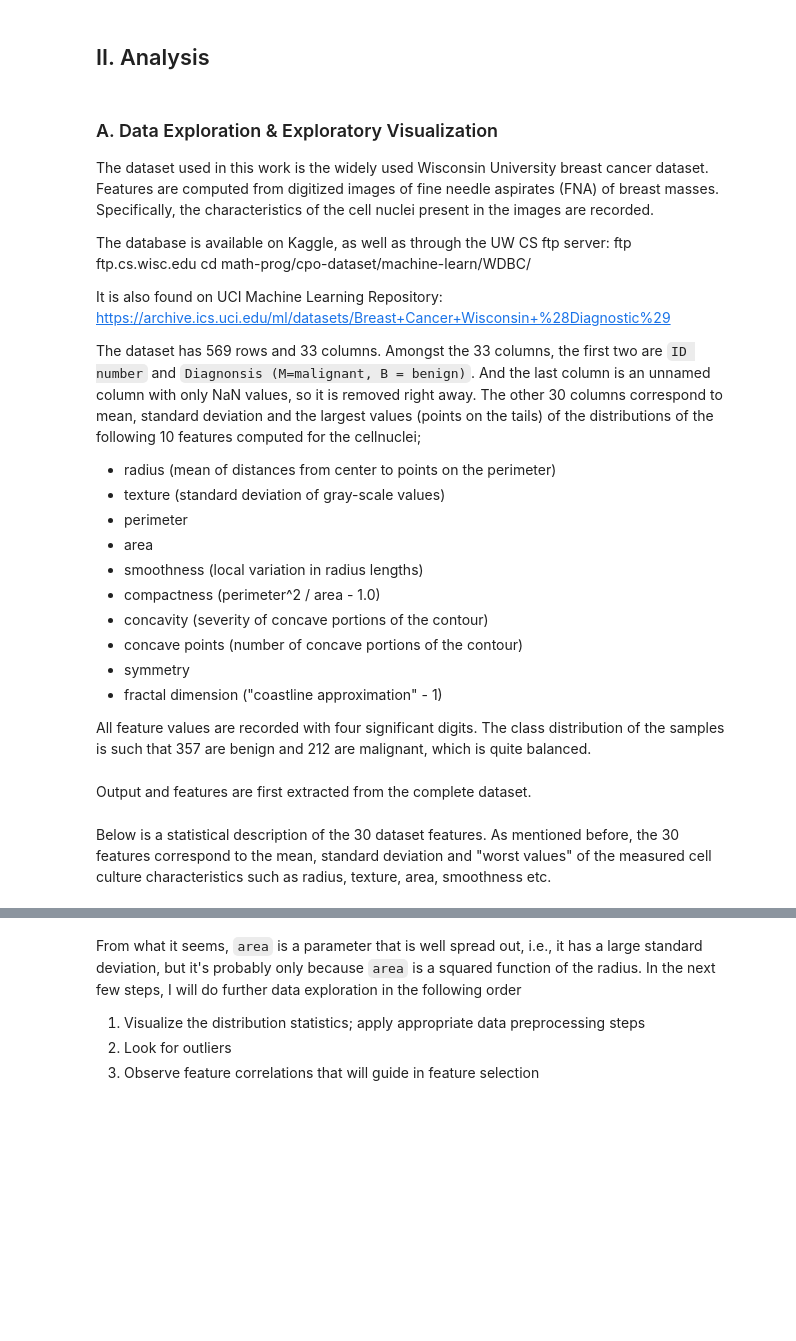
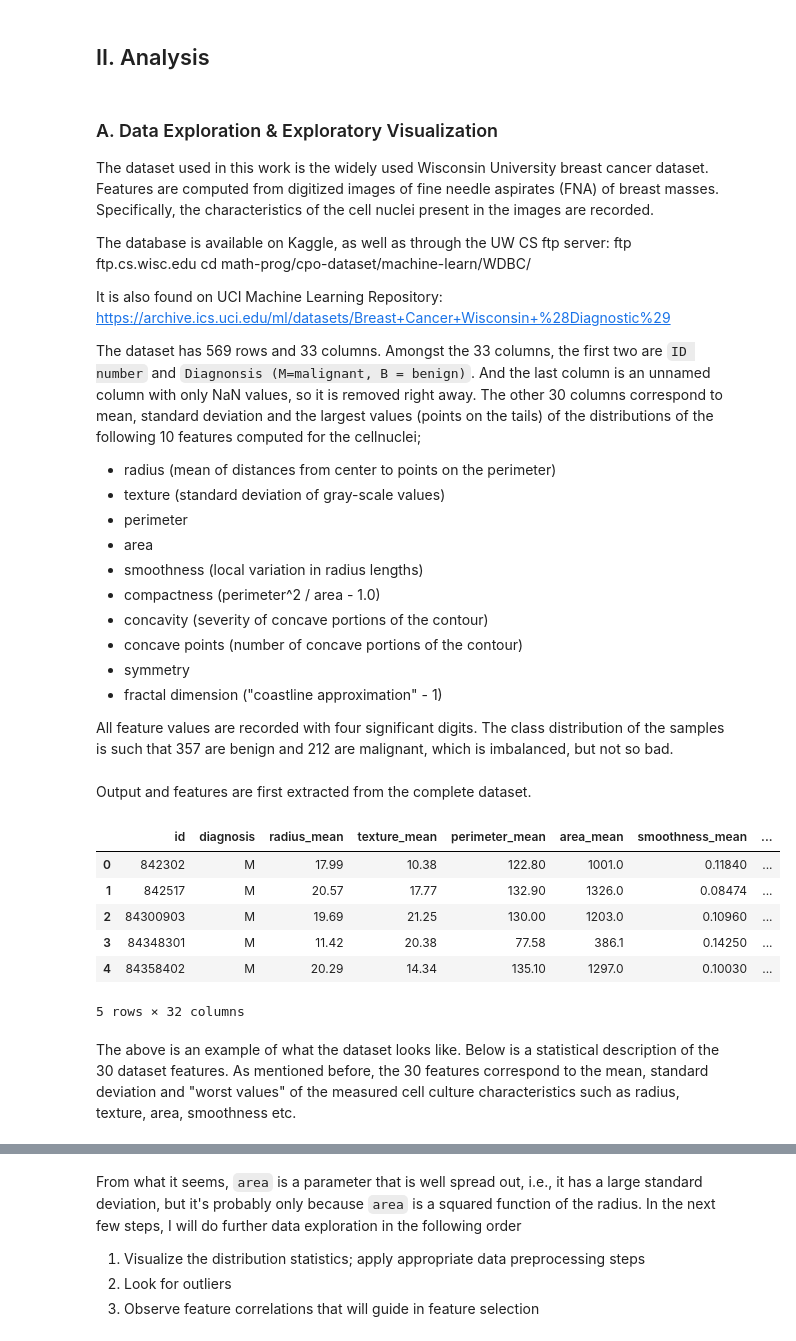
Before and after one commit to gouthami89/capstone_breast_cancer, a Jupyter notebook: project.ipynb, the cells around one changed output, grey strips where cells are left out. Drawn from its saved outputs; the diff is of its cells as text; code cells hidden in the pictures; blank space fills up the shorter version.

```diff
--- a/project.ipynb
+++ b/project.ipynb
@@ -50,7 +54,7 @@ The dataset has 569 rows and 33 columns. Amongst the 33 columns, the first two a
 - fractal dimension ("coastline approximation" - 1)
 
 
-All feature values are recorded with four significant digits. The class distribution of the samples is such that 357 are benign and 212 are malignant, which is quite balanced.
+All feature values are recorded with four significant digits. The class distribution of the samples is such that 357 are benign and 212 are malignant, which is imbalanced, but not so bad.
 # %%
 import numpy as np
 import pandas as pd
@@ -69,11 +73,20 @@ Output and features are first extracted from the complete dataset.
 # %%
 data = pd.read_csv('data.csv')
 data.columns
 # Removing the last unnamed columns
 data = data.drop(['Unnamed: 32'], axis =1)
 output, features = als.split_data(data)
+data.head()
+# %% [output]
+|  | id | diagnosis | radius_mean | texture_mean | perimeter_mean | area_mean | smoothness_mean | ... |
+| 0 | 842302 | M | 17.99 | 10.38 | 122.80 | 1001.0 | 0.11840 | ... |
+| 1 | 842517 | M | 20.57 | 17.77 | 132.90 | 1326.0 | 0.08474 | ... |
+| 2 | 84300903 | M | 19.69 | 21.25 | 130.00 | 1203.0 | 0.10960 | ... |
+| 3 | 84348301 | M | 11.42 | 20.38 | 77.58 | 386.1 | 0.14250 | ... |
+| 4 | 84358402 | M | 20.29 | 14.34 | 135.10 | 1297.0 | 0.10030 | ... |
+5 rows × 32 columns
 # %% [markdown]
-Below is a statistical description of the 30 dataset features. As mentioned before, the 30 features correspond to the mean, standard deviation and "worst values" of the measured cell culture characteristics such as radius, texture, area, smoothness etc.
+The above is an example of what the dataset looks like. Below is a statistical description of the 30 dataset features. As mentioned before, the 30 features correspond to the mean, standard deviation and "worst values" of the measured cell culture characteristics such as radius, texture, area, smoothness etc.
 # %%
 display(features.describe())
 # %% [output]
```
Also changed, not shown: parts of 15 cells of this notebook, 5 other files.
